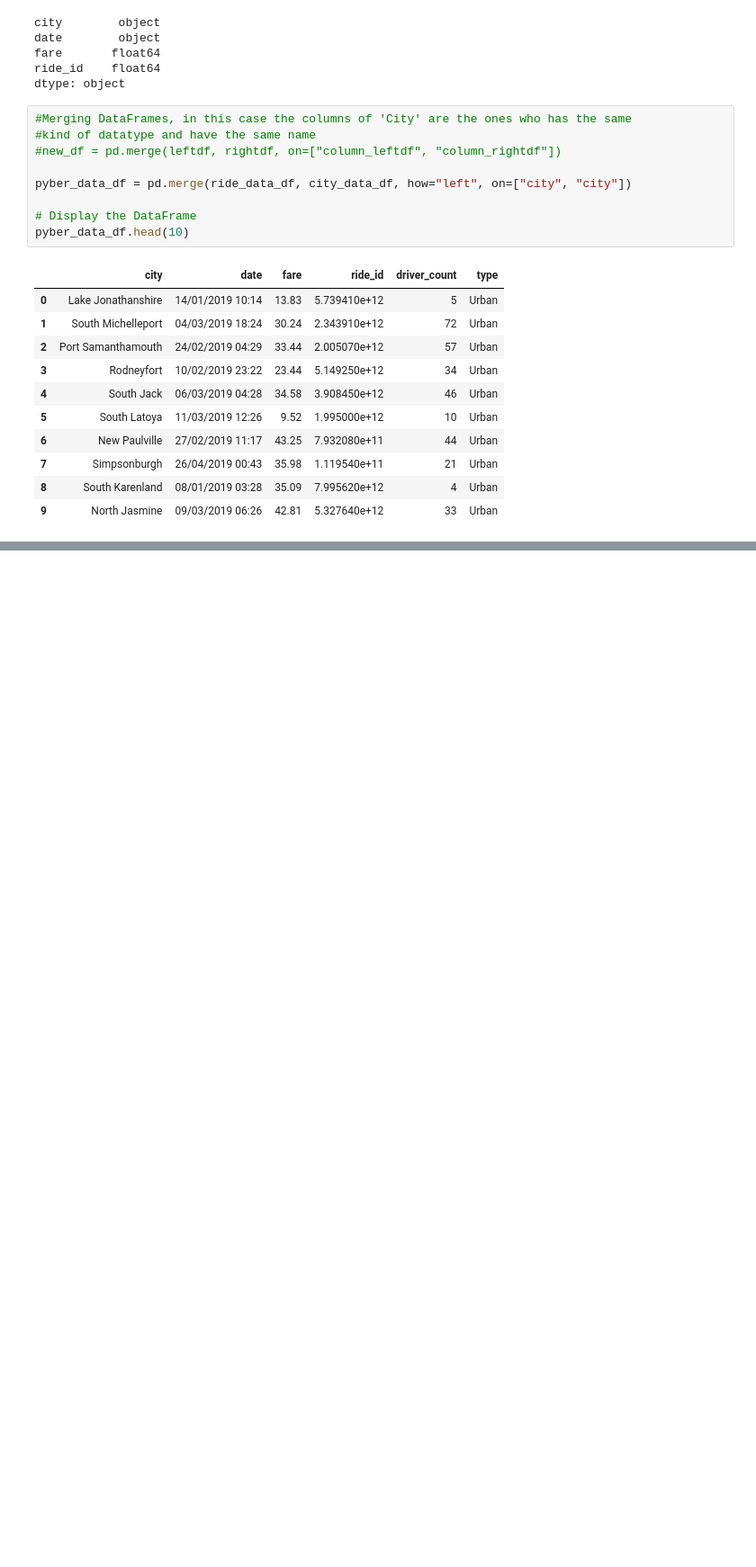
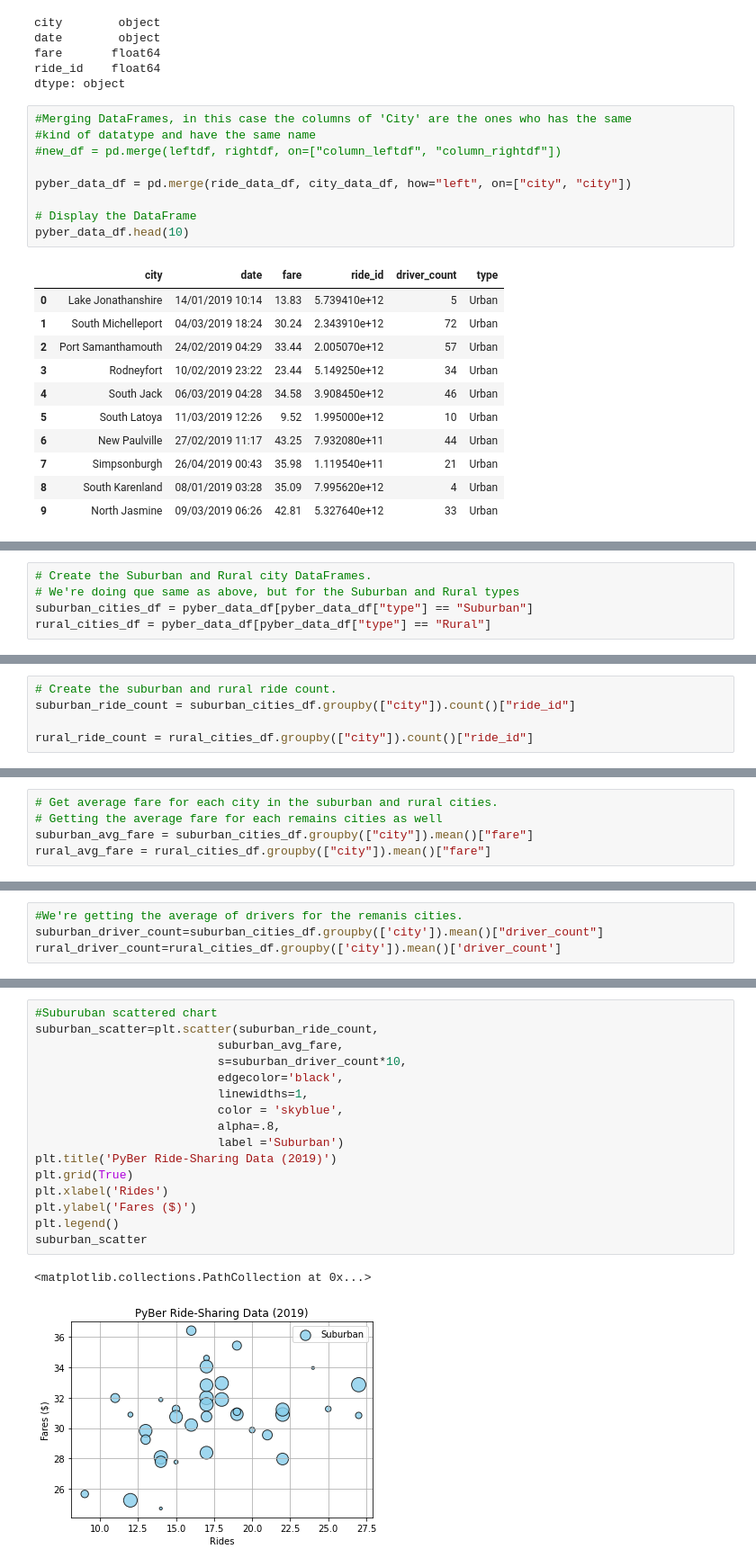
Before and after one commit to RodrigoSalAlv/Py_MatPlotLib, a Jupyter notebook: PyBer.ipynb, the cells around one changed output, grey strips where cells are left out. Shown at 90% size. Saved outputs shown, nothing was run; the diff lists cells and outputs as text; blank space fills up the shorter version.

```diff
--- a/PyBer.ipynb
+++ b/PyBer.ipynb
@@ -126,0 +139,5 @@ pyber_data_df.head(10)
+# %%
+# Create the Suburban and Rural city DataFrames.
+# We're doing que same as above, but for the Suburban and Rural types
+suburban_cities_df = pyber_data_df[pyber_data_df["type"] == "Suburban"]
+rural_cities_df = pyber_data_df[pyber_data_df["type"] == "Rural"]
@@ -126,0 +157,5 @@ pyber_data_df.head(10)
+# %%
+# Create the suburban and rural ride count.
+suburban_ride_count = suburban_cities_df.groupby(["city"]).count()["ride_id"]
+
+rural_ride_count = rural_cities_df.groupby(["city"]).count()["ride_id"]
@@ -126,0 +176,5 @@ pyber_data_df.head(10)
+# %%
+# Get average fare for each city in the suburban and rural cities.
+# Getting the average fare for each remains cities as well
+suburban_avg_fare = suburban_cities_df.groupby(["city"]).mean()["fare"]
+rural_avg_fare = rural_cities_df.groupby(["city"]).mean()["fare"]
@@ -126,0 +194,4 @@ pyber_data_df.head(10)
+# %%
+#We're getting the average of drivers for the remanis cities.
+suburban_driver_count=suburban_cities_df.groupby(['city']).mean()["driver_count"]
+rural_driver_count=rural_cities_df.groupby(['city']).mean()['driver_count']
@@ -126,0 +221,19 @@ pyber_data_df.head(10)
+# %%
+#Suburuban scattered chart
+suburban_scatter=plt.scatter(suburban_ride_count,
+                          suburban_avg_fare,
+                          s=suburban_driver_count*10,
+                          edgecolor='black',
+                          linewidths=1,
+                          color = 'skyblue',
+                          alpha=.8,
+                          label ='Suburban')
+plt.title('PyBer Ride-Sharing Data (2019)')
+plt.grid(True)
+plt.xlabel('Rides')
+plt.ylabel('Fares ($)')
+plt.legend()
+suburban_scatter
+# %% [output]
+<matplotlib.collections.PathCollection at 0x...>
+[figure, added]
```
Also changed, not shown: parts of 7 cells of this notebook, 1 other file.
